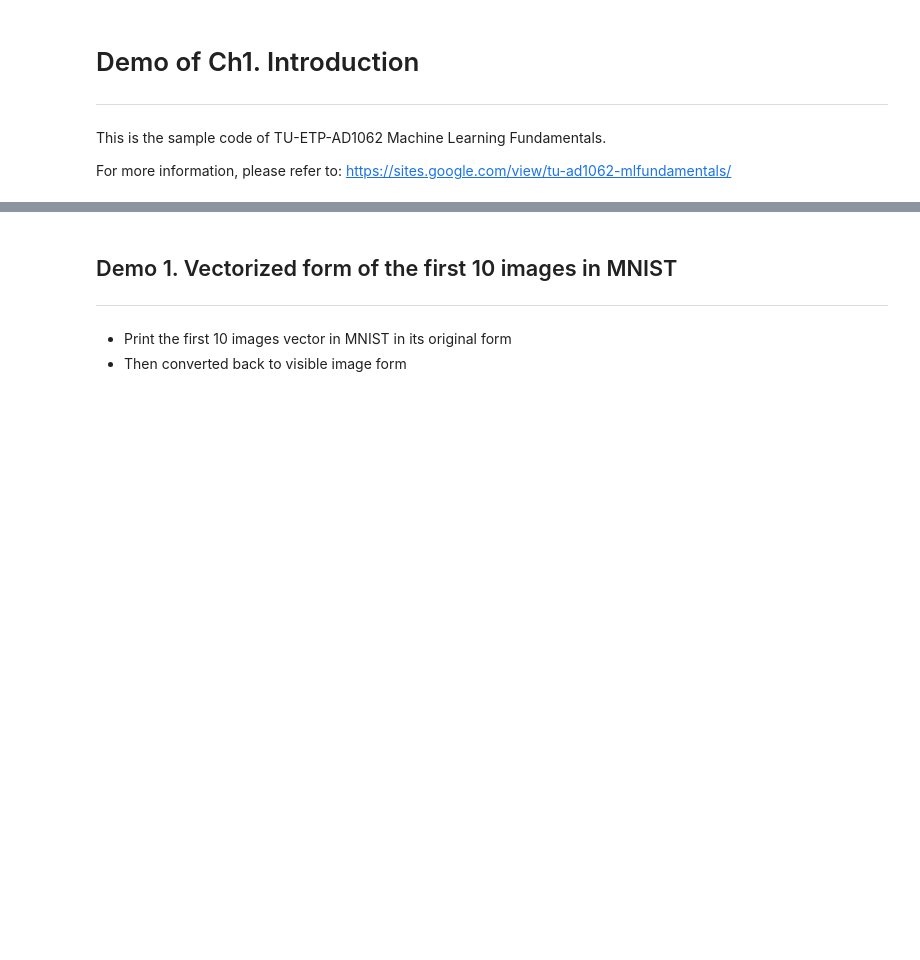
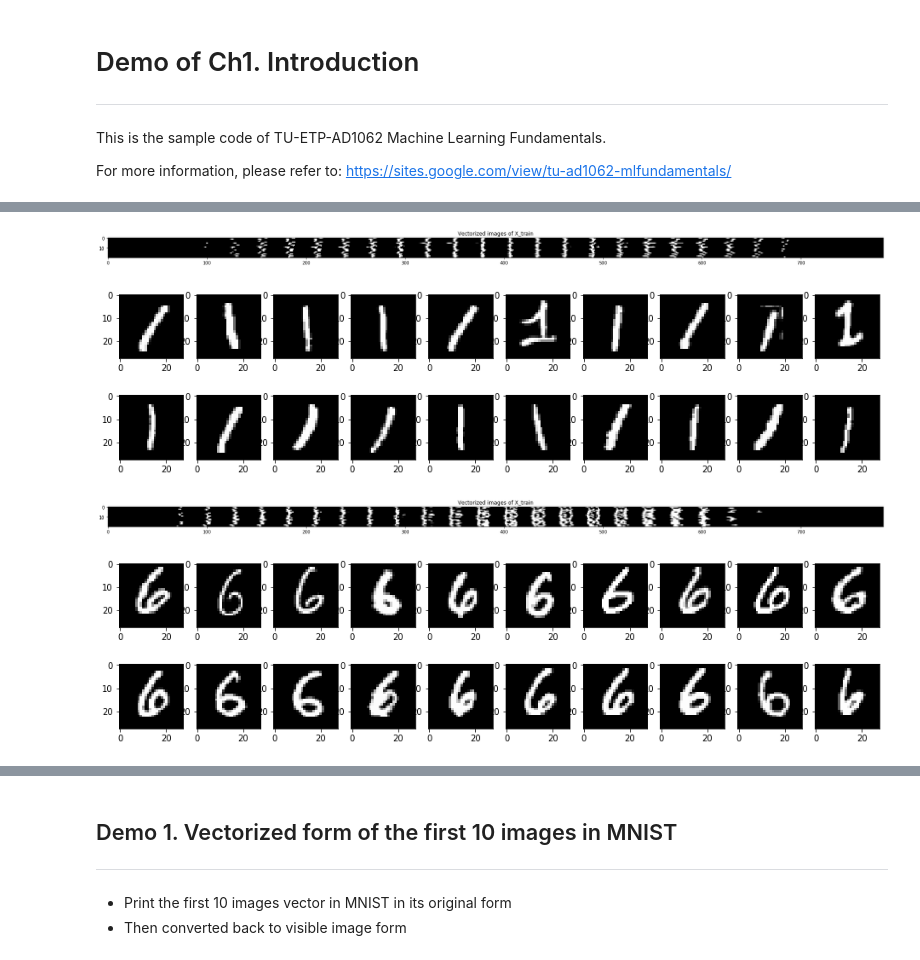
Before and after one commit to jessee-kung/tu-etp-ad1062, a Jupyter notebook: demo_01.ipynb, the cells around one changed output, grey strips where cells are left out. Saved outputs shown, nothing was run; the diff lists cells and outputs as text; code cells hidden in the pictures; blank space fills up the shorter version.

```diff
--- a/demo_01.ipynb
+++ b/demo_01.ipynb
@@ -23,0 +72,30 @@ import matplotlib.image as mpimg
+# %%
+def show_mnist_original_and_vectorized_images(X, n_show=20):
+    # Only keeps `n_show` images
+    X = X[0:n_show, :, :]
+
+    # Image to Vector: Resize from (n_show * 28 * 28) to (n_show * 784)
+    X_vec = X.reshape(len(X), 784)
+
+    # Show vectorized images
+    plt.figure(figsize=(32,16))
+    plt.imshow(X_vec, cmap='gray')
+    plt.title("Vectorized images of X_train")
+
+    # Show original images
+    plt.figure(figsize=(16, 4))
+    for i in range(0, n_show):
+        plt.subplot(((n_show-1) // 10) + 1, 10, i+1)
+        plt.imshow(X[i,:], cmap='gray')
+
+
+# MNIST Class label == 1
+show_mnist_original_and_vectorized_images(X_train[y_train == 1])
+
+# MNIST class label == 6
+show_mnist_original_and_vectorized_images(X_train[y_train == 6])
+# %% [output]
+[figure, added]
+[figure, added]
+[figure, added]
+[figure, added]
```
Also changed, not shown: parts of 15 cells of this notebook.
